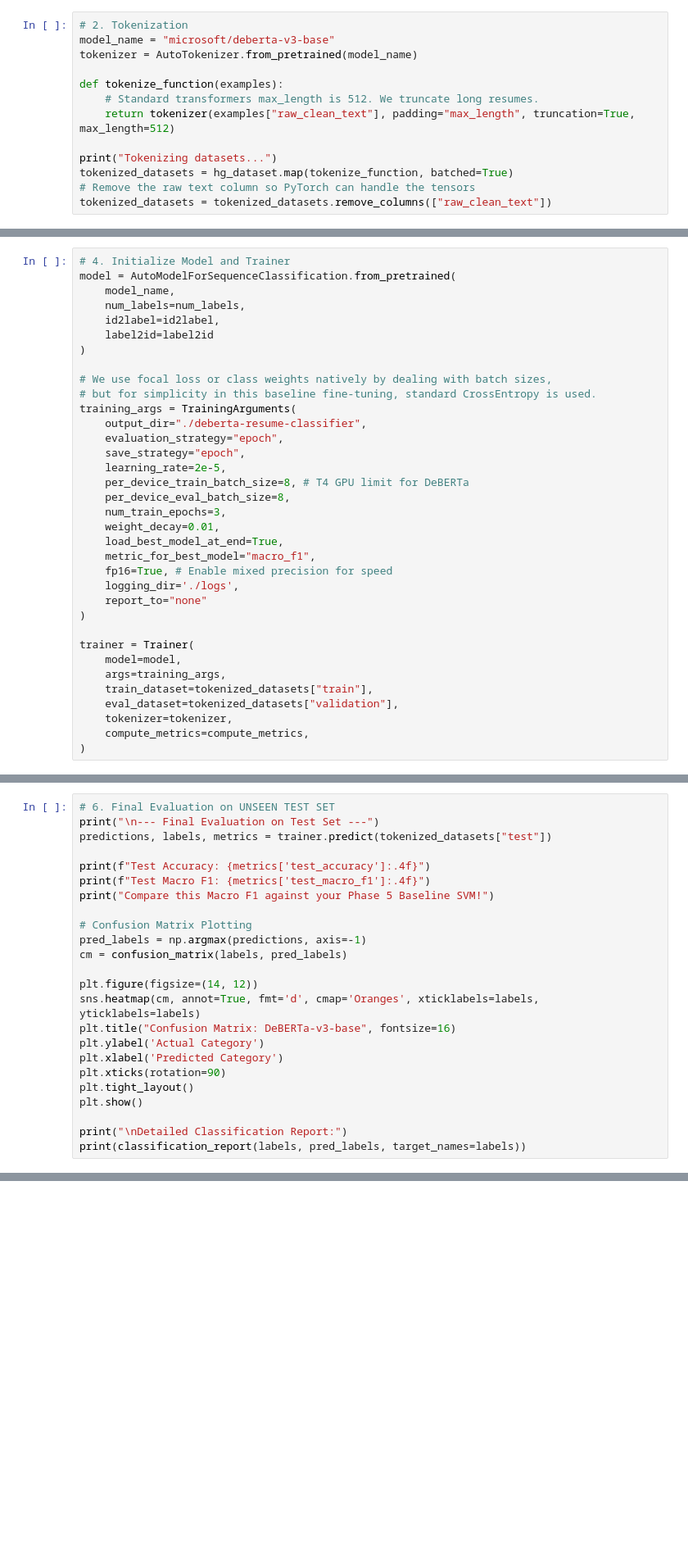
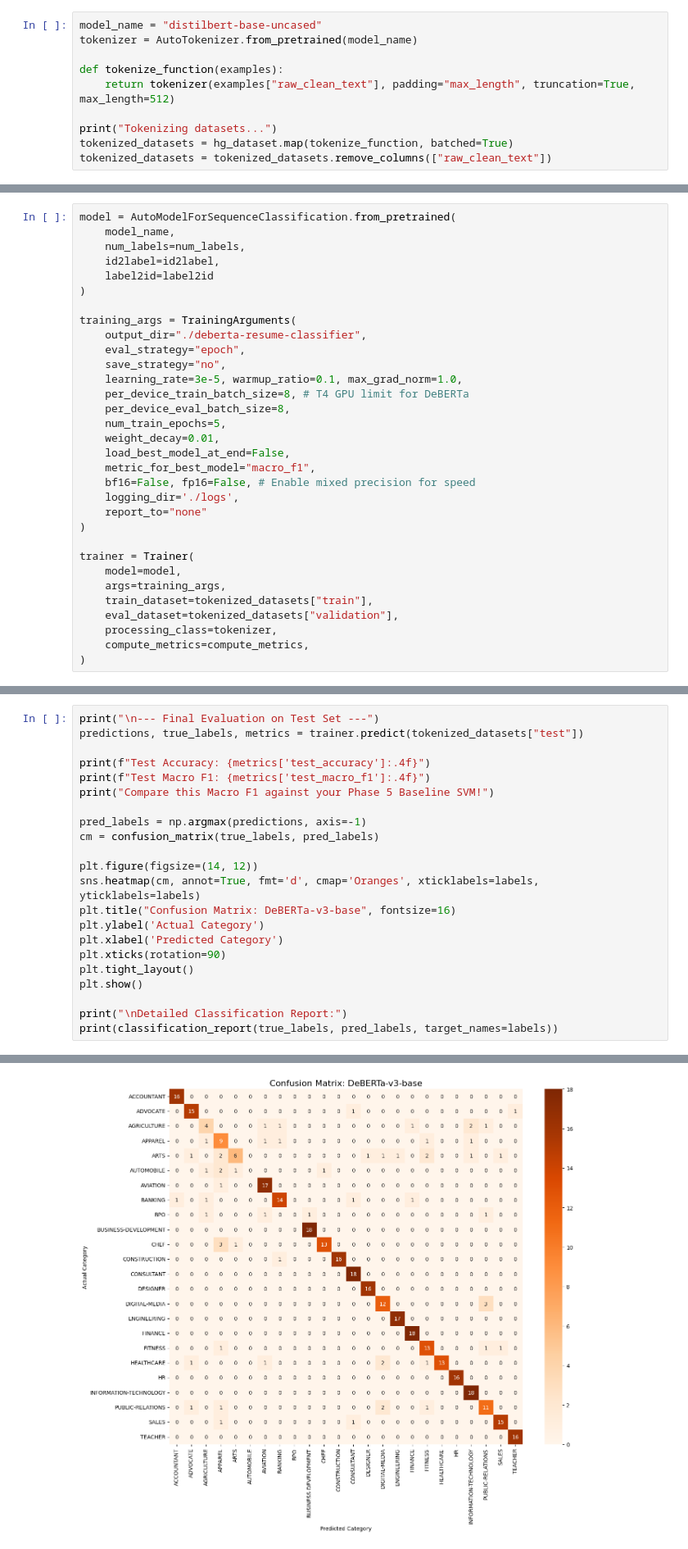
Before and after one commit to BassemRamdan/AI-Resume-Intelligence, a Jupyter notebook: notebooks/05_FineTuning.ipynb, the cells around one changed output, grey strips where cells are left out. Shown at 82% size. Cells and saved outputs as stored; diff of their text form; blank space fills up the shorter version.

Commit message:
feat: complete end-to-end resume intelligence pipeline and refine notebooks

```diff
--- a/notebooks/05_FineTuning.ipynb
+++ b/notebooks/05_FineTuning.ipynb
@@ -50,13 +92,10 @@ print(hg_dataset)
 # %%
-# 2. Tokenization
-model_name = "microsoft/deberta-v3-base"
+model_name = "distilbert-base-uncased"
 tokenizer = AutoTokenizer.from_pretrained(model_name)
 
 def tokenize_function(examples):
-    # Standard transformers max_length is 512. We truncate long resumes.
     return tokenizer(examples["raw_clean_text"], padding="max_length", truncation=True, max_length=512)
 
 print("Tokenizing datasets...")
 tokenized_datasets = hg_dataset.map(tokenize_function, batched=True)
-# Remove the raw text column so PyTorch can handle the tensors
 tokenized_datasets = tokenized_datasets.remove_columns(["raw_clean_text"])
@@ -84,7 +126,6 @@ def compute_metrics(eval_pred):
         "macro_f1": f1
     }
 # %%
-# 4. Initialize Model and Trainer
 model = AutoModelForSequenceClassification.from_pretrained(
     model_name,
     num_labels=num_labels,
@@ -92,20 +133,18 @@ model = AutoModelForSequenceClassification.from_pretrained(
     label2id=label2id
 )
 
-# We use focal loss or class weights natively by dealing with batch sizes,
-# but for simplicity in this baseline fine-tuning, standard CrossEntropy is used.
 training_args = TrainingArguments(
     output_dir="./deberta-resume-classifier",
-    evaluation_strategy="epoch",
-    save_strategy="epoch",
-    learning_rate=2e-5,
+    eval_strategy="epoch",
+    save_strategy="no",
+    learning_rate=3e-5, warmup_ratio=0.1, max_grad_norm=1.0,
     per_device_train_batch_size=8, # T4 GPU limit for DeBERTa
     per_device_eval_batch_size=8,
-    num_train_epochs=3,
+    num_train_epochs=5,
     weight_decay=0.01,
-    load_best_model_at_end=True,
+    load_best_model_at_end=False,
     metric_for_best_model="macro_f1",
-    fp16=True, # Enable mixed precision for speed
+    bf16=False, fp16=False, # Enable mixed precision for speed
     logging_dir='./logs',
     report_to="none"
 )
@@ -115,6 +154,6 @@ trainer = Trainer(
     args=training_args,
     train_dataset=tokenized_datasets["train"],
     eval_dataset=tokenized_datasets["validation"],
-    tokenizer=tokenizer,
+    processing_class=tokenizer,
     compute_metrics=compute_metrics,
 )
@@ -125,15 +193,13 @@ trainer.train()
 # %%
-# 6. Final Evaluation on UNSEEN TEST SET
 print("\n--- Final Evaluation on Test Set ---")
-predictions, labels, metrics = trainer.predict(tokenized_datasets["test"])
+predictions, true_labels, metrics = trainer.predict(tokenized_datasets["test"])
 
 print(f"Test Accuracy: {metrics['test_accuracy']:.4f}")
 print(f"Test Macro F1: {metrics['test_macro_f1']:.4f}")
 print("Compare this Macro F1 against your Phase 5 Baseline SVM!")
 
-# Confusion Matrix Plotting
 pred_labels = np.argmax(predictions, axis=-1)
-cm = confusion_matrix(labels, pred_labels)
+cm = confusion_matrix(true_labels, pred_labels)
 
 plt.figure(figsize=(14, 12))
 sns.heatmap(cm, annot=True, fmt='d', cmap='Oranges', xticklabels=labels, yticklabels=labels)
@@ -145,4 +211,5 @@ plt.tight_layout()
 plt.show()
 
 print("\nDetailed Classification Report:")
-print(classification_report(labels, pred_labels, target_names=labels))
+print(classification_report(true_labels, pred_labels, target_names=labels))
+# %% [output]
@@ -148,0 +221 @@ print(classification_report(labels, pred_labels, target_names=labels))
+[figure, added]
```
Also changed, not shown: parts of 12 cells of this notebook, 22 other files.
